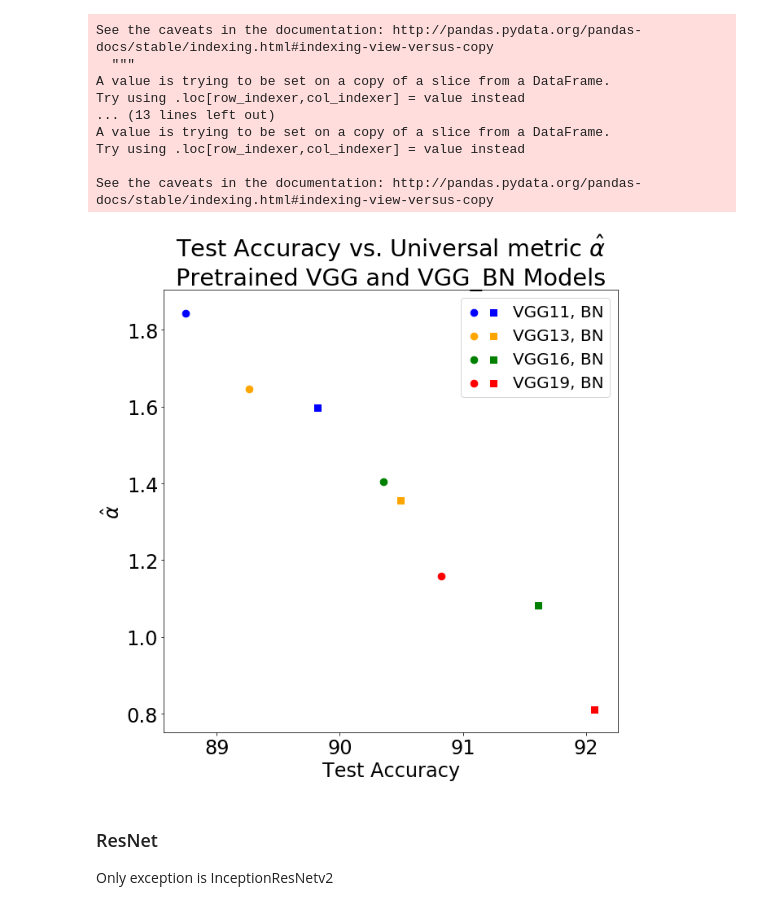
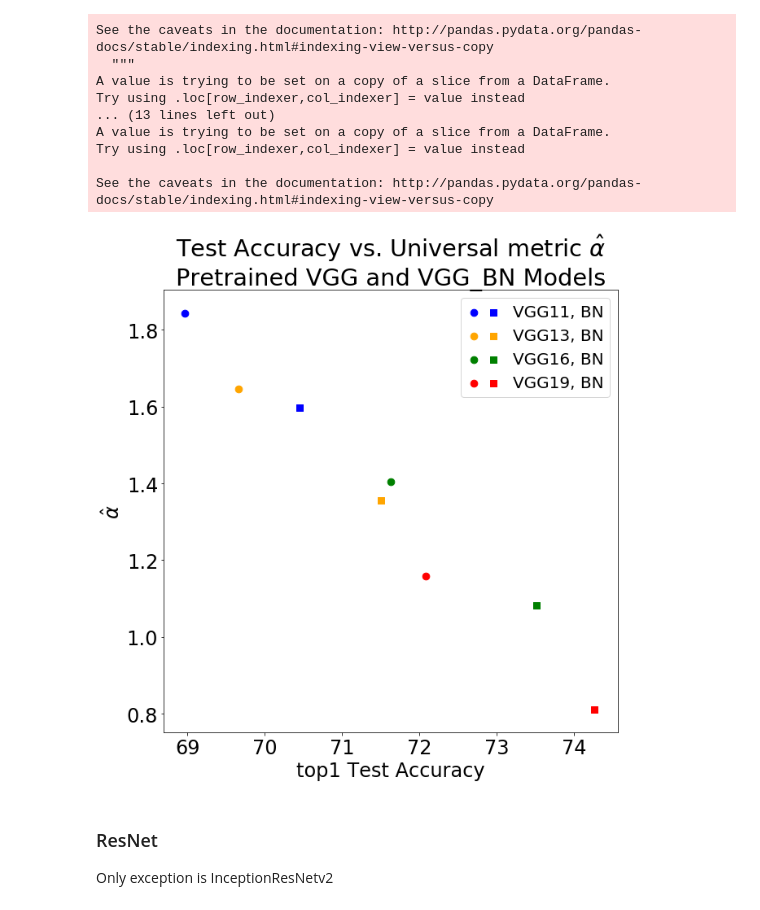
Before and after one commit to CalculatedContent/PredictingTestAccuracies, a Jupyter notebook: pyTorch-models-Accuracies-WeightedAlphas.ipynb, the cells around one changed output. Saved outputs shown, nothing was run; the diff lists cells and outputs as text; code cells hidden in the pictures.

```diff
--- a/pyTorch-models-Accuracies-WeightedAlphas.ipynb
+++ b/pyTorch-models-Accuracies-WeightedAlphas.ipynb
@@ -446,30 +446,30 @@ from matplotlib.legend_handler import HandlerLineCollection, HandlerTuple
 # %%
 colors=['blue', 'orange', 'green', 'red']
 
 plts = []
 labels = []
 for im, mf in enumerate([df_vgg11, df_vgg13, df_vgg16, df_vgg19]):
 #for mf in [df_vgg11, df_vgg13]:
-    x = mf['acc5'].values
+    x = mf['acc1'].values
     y = mf['avg_w_alphas'].values
     label = mf['legend'].values[0]
     color = colors[im]
 
     p1 = plt.scatter(x[1],y[1], c=color, marker="o", s=marker_size)
     p2 = plt.scatter(x[0],y[0],  c=color,  marker="s", s=marker_size)
 
     plts.append((p1,p2))
     labels.append(label+", BN")
 
 plt.legend(plts, labels, scatterpoints=1,
            numpoints=1, handler_map={tuple: HandlerTuple(ndivide=None)},prop=legend_prop)
 
 plt.title(title+"VGG and VGG_BN Models")
-plt.xlabel(r"Test Accuracy")
+plt.xlabel(r"top1 Test Accuracy")
 plt.ylabel(r"$\hat{\alpha}$")
 plt.savefig("img/vgg-w_alphas.png")
 # %% [output]
-[figure, old version]
+[figure, new version]
 # %% [markdown]
 ### ResNet
 
```
Also changed, not shown: parts of 3 cells of this notebook, 31 other files.
